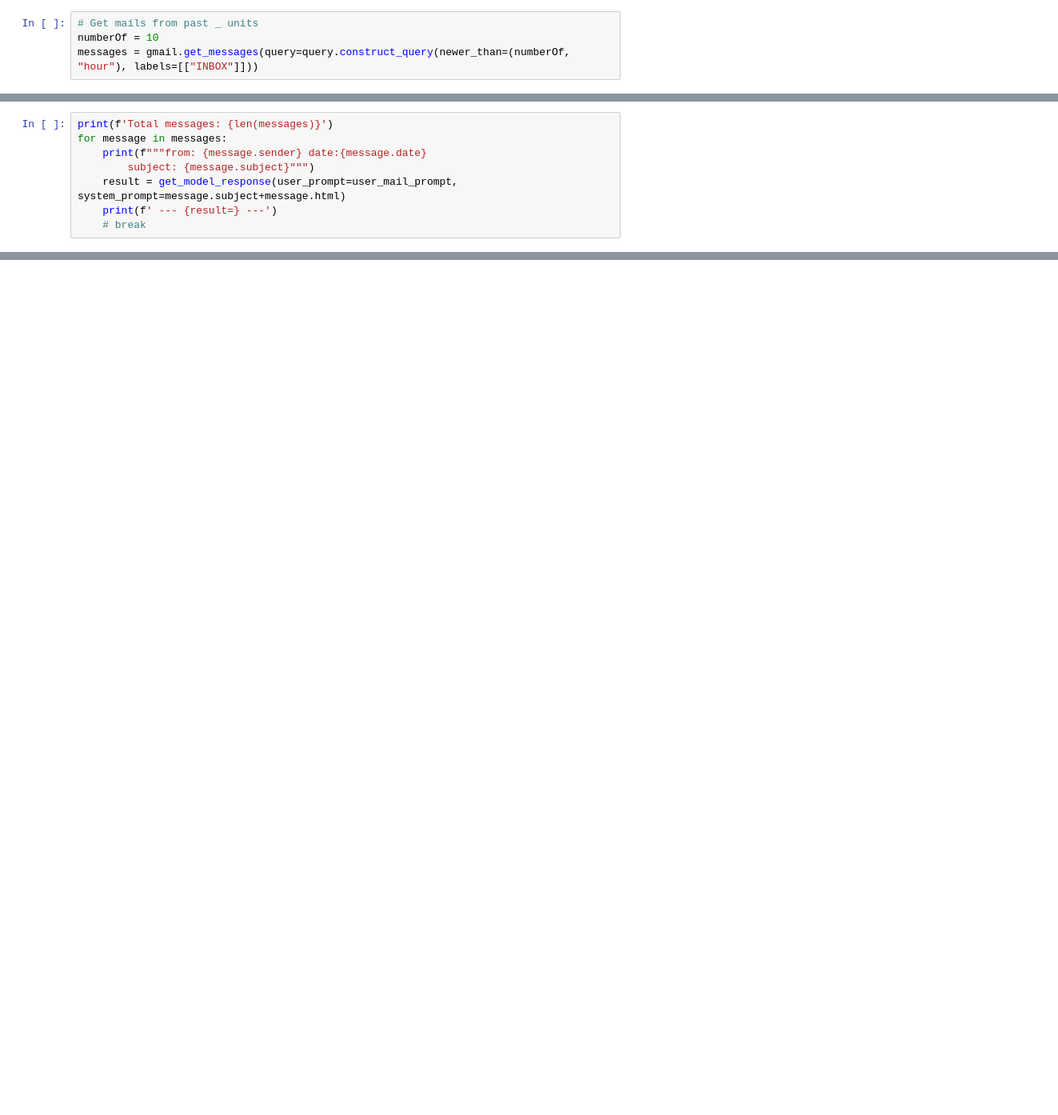
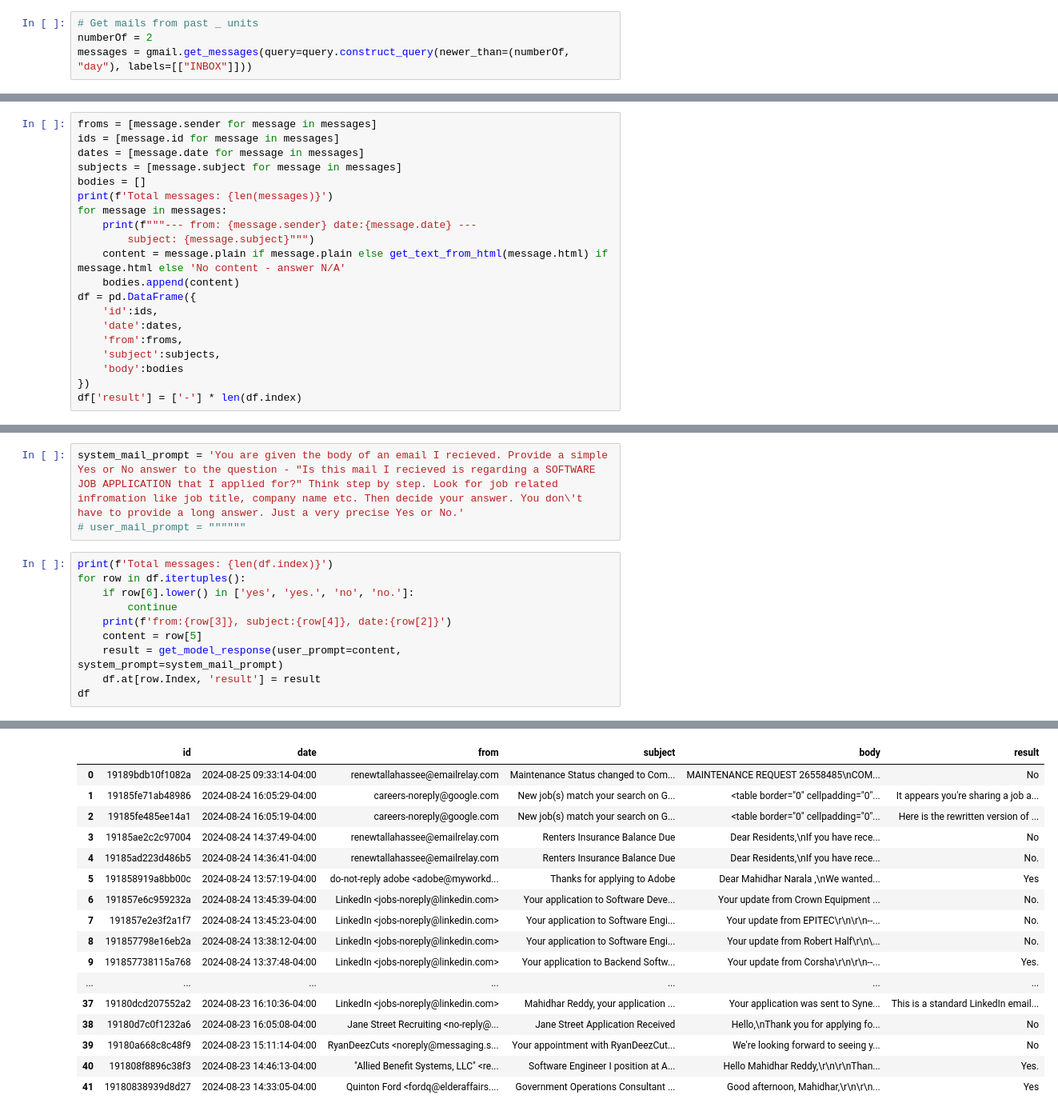
Before and after one commit to immahidhar/job-mail-ai, a Jupyter notebook: gmail-ai-demo.ipynb, the cells around one changed output, grey strips where cells are left out. Shown: that part at 80% size. Cells and saved outputs as stored; diff of their text form; blank space fills up the shorter version.

```diff
--- a/gmail-ai-demo.ipynb
+++ b/gmail-ai-demo.ipynb
@@ -37,4 +48,4 @@ def get_model_response(user_prompt, system_prompt):
 # %%
 # Get mails from past _ units
-numberOf = 10
-messages = gmail.get_messages(query=query.construct_query(newer_than=(numberOf, "hour"), labels=[["INBOX"]]))
+numberOf = 2
+messages = gmail.get_messages(query=query.construct_query(newer_than=(numberOf, "day"), labels=[["INBOX"]]))
@@ -67,8 +51,0 @@ user_mail_prompt = 'Give a simple Yes or No answer to the question - Do you thin
-# %%
-print(f'Total messages: {len(messages)}')
-for message in messages:
-    print(f"""from: {message.sender} date:{message.date}
-        subject: {message.subject}""")
-    result = get_model_response(user_prompt=user_mail_prompt, system_prompt=message.subject+message.html)
-    print(f' --- {result=} ---')
-    # break
@@ -95,0 +52,20 @@ from: "workday.workflow thermofisher" <thermofisher@myworkday.com> date:2024-08-
+# %%
+froms = [message.sender for message in messages]
+ids = [message.id for message in messages]
+dates = [message.date for message in messages]
+subjects = [message.subject for message in messages]
+bodies = []
+print(f'Total messages: {len(messages)}')
+for message in messages:
+    print(f"""--- from: {message.sender} date:{message.date} ---
+        subject: {message.subject}""")
+    content = message.plain if message.plain else get_text_from_html(message.html) if message.html else 'No content - answer N/A'
+    bodies.append(content)
+df = pd.DataFrame({
+    'id':ids,
+    'date':dates,
+    'from':froms,
+    'subject':subjects,
+    'body':bodies
+})
+df['result'] = ['-'] * len(df.index)
@@ -95,0 +90,14 @@ from: "workday.workflow thermofisher" <thermofisher@myworkday.com> date:2024-08-
+# %%
+system_mail_prompt = 'You are given the body of an email I recieved. Provide a simple Yes or No answer to the question - "Is this mail I recieved is regarding a SOFTWARE JOB APPLICATION that I applied for?" Think step by step. Look for job related infromation like job title, company name etc. Then decide your answer. You don\'t have to provide a long answer. Just a very precise Yes or No.'
+# user_mail_prompt = """"""
+# %%
+print(f'Total messages: {len(df.index)}')
+for row in df.itertuples():
+    if row[6].lower() in ['yes', 'yes.', 'no', 'no.']:
+        continue
+    print(f'from:{row[3]}, subject:{row[4]}, date:{row[2]}')
+    content = row[5]
+    result = get_model_response(user_prompt=content, system_prompt=system_mail_prompt)
+    df.at[row.Index, 'result'] = result
+df
+# %% [output]
@@ -95,0 +123,17 @@ from: "workday.workflow thermofisher" <thermofisher@myworkday.com> date:2024-08-
+|  | id | date | from | subject | body | result |
+| 0 | 19189bdb10f1082a | 2024-08-25 09:33:14-04:00 | renewtallahassee@emailrelay.com | Maintenance Status changed to Com... | MAINTENANCE REQUEST 26558485\nCOM... | No |
+| 1 | 19185fe71ab48986 | 2024-08-24 16:05:29-04:00 | careers-noreply@google.com | New job(s) match your search on G... | <table border="0" cellpadding="0"... | It appears you're sharing a job a... |
+| 2 | 19185fe485ee14a1 | 2024-08-24 16:05:19-04:00 | careers-noreply@google.com | New job(s) match your search on G... | <table border="0" cellpadding="0"... | Here is the rewritten version of ... |
+| 3 | 19185ae2c2c97004 | 2024-08-24 14:37:49-04:00 | renewtallahassee@emailrelay.com | Renters Insurance Balance Due | Dear Residents,\nIf you have rece... | No |
+| 4 | 19185ad223d486b5 | 2024-08-24 14:36:41-04:00 | renewtallahassee@emailrelay.com | Renters Insurance Balance Due | Dear Residents,\nIf you have rece... | No. |
+| 5 | 191858919a8bb00c | 2024-08-24 13:57:19-04:00 | do-not-reply adobe <adobe@myworkd... | Thanks for applying to Adobe | Dear Mahidhar Narala ,\nWe wanted... | Yes |
+| 6 | 191857e6c959232a | 2024-08-24 13:45:39-04:00 | LinkedIn <jobs-noreply@linkedin.com> | Your application to Software Deve... | Your update from Crown Equipment ... | No. |
+| 7 | 191857e2e3f2a1f7 | 2024-08-24 13:45:23-04:00 | LinkedIn <jobs-noreply@linkedin.com> | Your application to Software Engi... | Your update from EPITEC\r\n\r\n--... | No. |
+| 8 | 191857798e16eb2a | 2024-08-24 13:38:12-04:00 | LinkedIn <jobs-noreply@linkedin.com> | Your application to Software Engi... | Your update from Robert Half\r\n\... | No. |
+| 9 | 191857738115a768 | 2024-08-24 13:37:48-04:00 | LinkedIn <jobs-noreply@linkedin.com> | Your application to Backend Softw... | Your update from Corsha\r\n\r\n--... | Yes. |
+| ... | ... | ... | ... | ... | ... | ... |
+| 37 | 19180dcd207552a2 | 2024-08-23 16:10:36-04:00 | LinkedIn <jobs-noreply@linkedin.com> | Mahidhar Reddy, your application ... | Your application was sent to Syne... | This is a standard LinkedIn email... |
+| 38 | 19180d7c0f1232a6 | 2024-08-23 16:05:08-04:00 | Jane Street Recruiting <no-reply@... | Jane Street Application Received | Hello,\nThank you for applying fo... | No |
+| 39 | 19180a668c8c48f9 | 2024-08-23 15:11:14-04:00 | RyanDeezCuts <noreply@messaging.s... | Your appointment with RyanDeezCut... | We're looking forward to seeing y... | No |
+| 40 | 191808f8896c38f3 | 2024-08-23 14:46:13-04:00 | "Allied Benefit Systems, LLC" <re... | Software Engineer I position at A... | Hello Mahidhar Reddy,\r\n\r\nThan... | Yes. |
+| 41 | 19180838939d8d27 | 2024-08-23 14:33:05-04:00 | Quinton Ford <fordq@elderaffairs.... | Government Operations Consultant ... | Good afternoon, Mahidhar,\r\n\r\n... | Yes |
```
Also changed, not shown: parts of 8 cells of this notebook, 1 other file.
